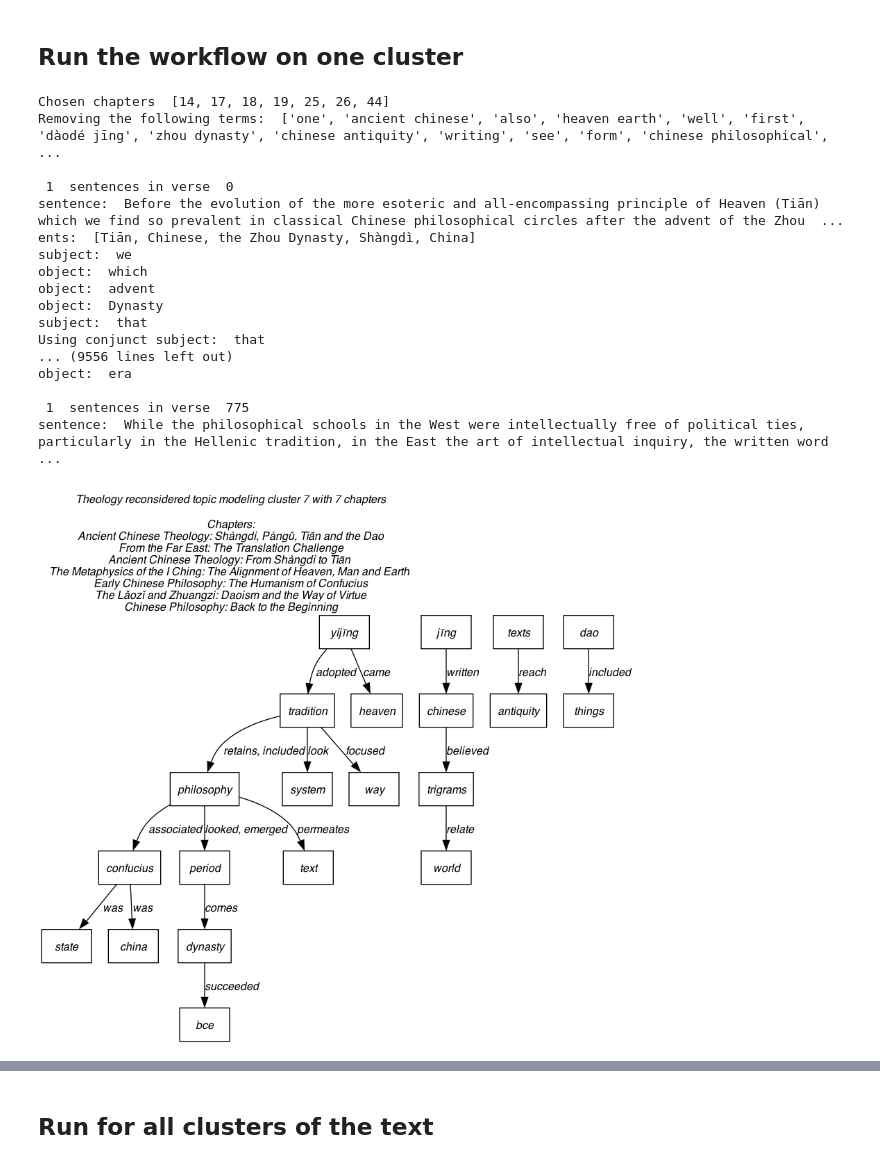
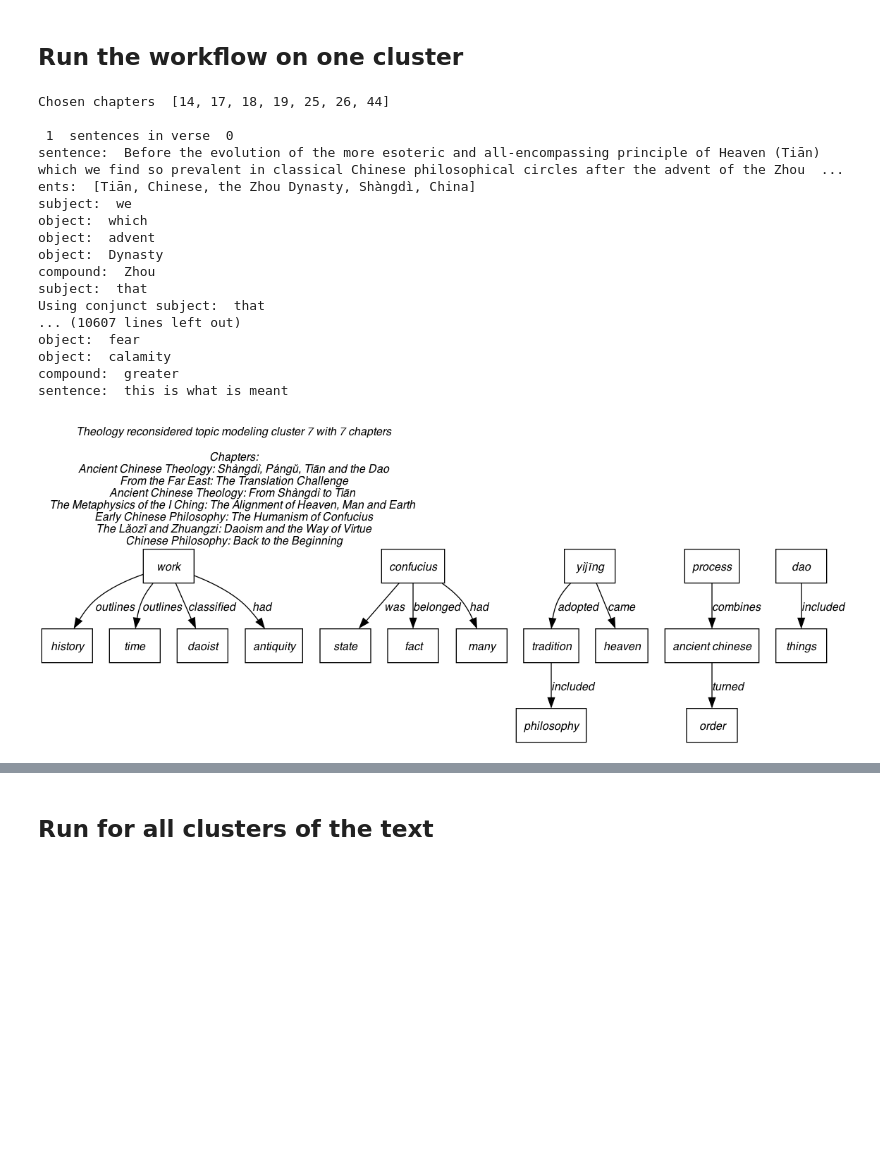
Before and after one commit to zhutchens/hierarchical_clustering, a Jupyter notebook: ontology_hierarchy/topic_modeling_intergration.ipynb, the cells around one changed output, grey strips where cells are left out. Saved outputs shown, nothing was run; the diff lists cells and outputs as text; code cells hidden in the pictures; blank space fills up the shorter version.

```diff
--- a/ontology_hierarchy/topic_modeling_intergration.ipynb
+++ b/ontology_hierarchy/topic_modeling_intergration.ipynb
@@ -146,7 +146,7 @@ Key Features: ['stoic', 'gnostic', 'god', 'christian', 'jesus', 'arabic', 'philo
 # %%
 # Specify the chapters used in the analysis.
 chosen_cluster = 7
-use_key_terms = True
+use_key_terms = False
 
 chosen_chapters = clusters[chosen_cluster]
 
@@ -199,6 +199,7 @@ for chapter_idx in chosen_chapters:
 directed_relations, relations_to_verbs = get_directed_relations(
 top_n_words=top_n_words,
 all_verses=all_verses,
+only_compounds=True,
 verbose=True,
 )
 
@@ -211,40 +212,40 @@ ordered_directed_relations = order_directed_relations(
     verbose=False,
 )
 
 # Construct the ontology hierarchy.
 ontology_hierarchy, words_with_parents = construct_ontology_hierarchy(
     ordered_directed_relations=ordered_directed_relations,
 )
 
 # print_hierarchy_tree_from_ontology(
 #     ontological_hierarchy=ontology_hierarchy,
 #     words_with_parents=words_with_parents,
 # )
 draw_hierarchy_tree_from_ontology(
     ontological_hierarchy=ontology_hierarchy,
     relations_to_verbs=relations_to_verbs,
     title="Theology reconsidered topic modeling cluster " + str(chosen_cluster) + " with " + str(len(chosen_chapters)) + " chapters",
     topic_modelling_chapters=chapter_titles,
 )
 # %% [output]
 Chosen chapters  [14, 17, 18, 19, 25, 26, 44]
-Removing the following terms:  ['one', 'ancient chinese', 'also', 'heaven earth', 'well', 'first', 'dàodé jīng', 'zhou dynasty', 'chinese antiquity', 'writing', 'see', 'form', 'chinese philosophical', ...
 
  1  sentences in verse  0
 sentence:  Before the evolution of the more esoteric and all-encompassing principle of Heaven (Tiān) which we find so prevalent in classical Chinese philosophical circles after the advent of the Zhou  ...
 ents:  [Tiān, Chinese, the Zhou Dynasty, Shàngdì, China]
 subject:  we
 object:  which
 object:  advent
 object:  Dynasty
+compound:  Zhou
 subject:  that
 Using conjunct subject:  that
-... (9556 lines left out)
-object:  era
-
- 1  sentences in verse  775
-sentence:  While the philosophical schools in the West were intellectually free of political ties, particularly in the Hellenic tradition, in the East the art of intellectual inquiry, the written word ...
+... (10607 lines left out)
+object:  fear
+object:  calamity
+compound:  greater
+sentence:  this is what is meant
-[figure, old version]
+[figure, new version]
 # %%
 tf_idf_pre_filtering.head(n)
 
```
Also changed, not shown: parts of 2 cells of this notebook, 4 other files.
